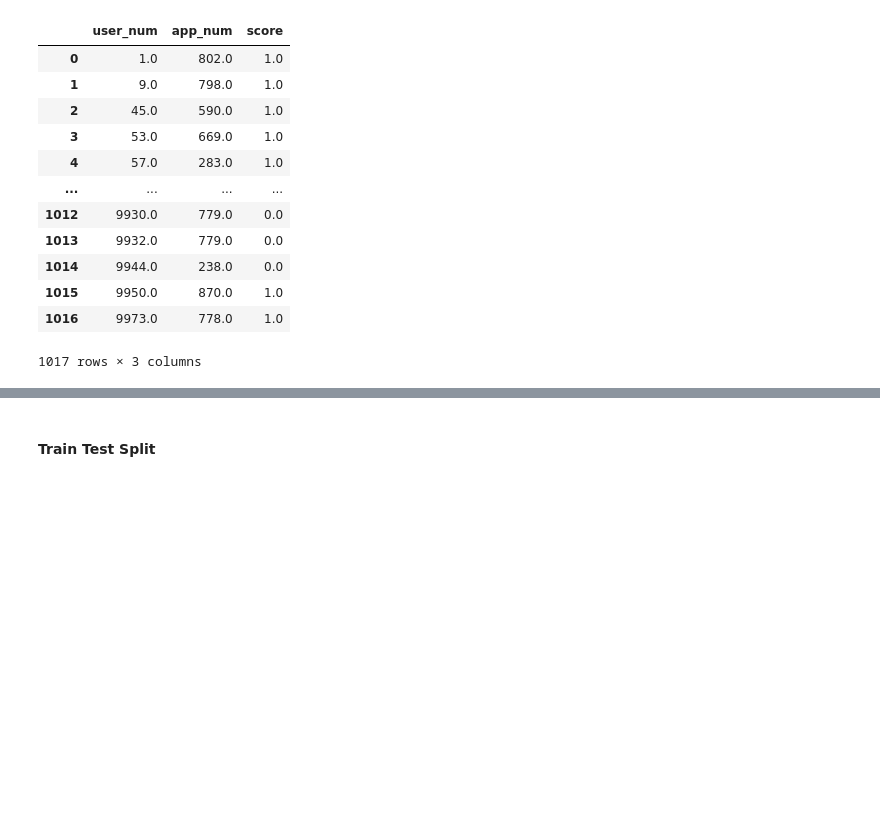
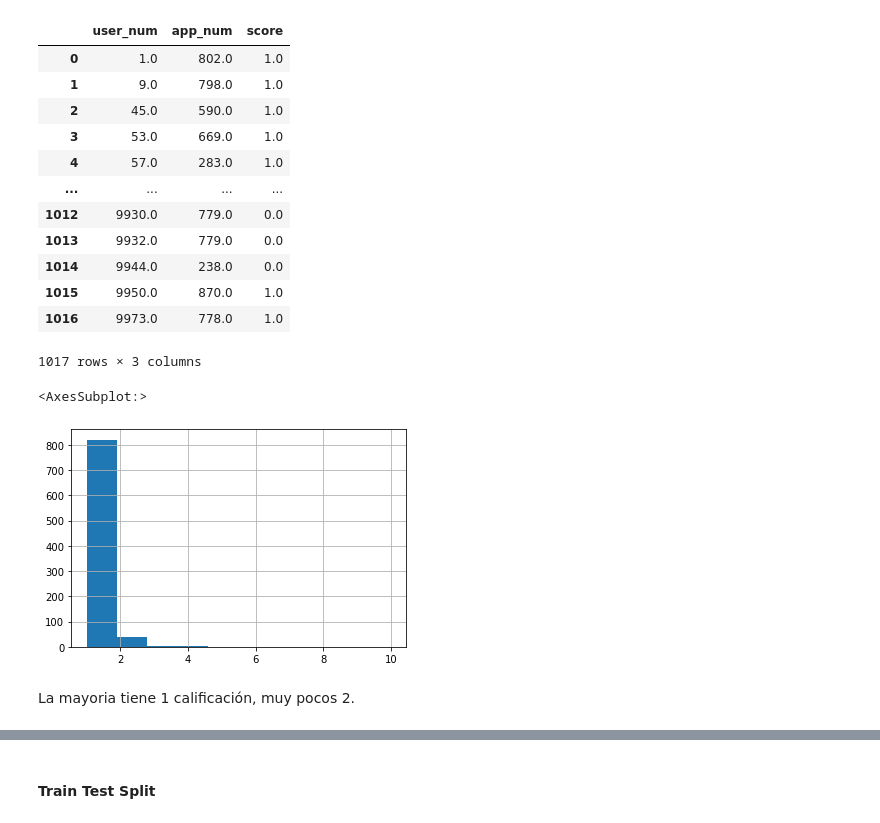
Before and after one commit to gonzalogperez/sistemas-recomendacion-steam, a Jupyter notebook: DS_Proyecto_03_SR.ipynb, the cells around one changed output, grey strips where cells are left out. Cells and saved outputs as stored; diff of their text form; code cells hidden in the pictures; blank space fills up the shorter version.

```diff
--- a/DS_Proyecto_03_SR.ipynb
+++ b/DS_Proyecto_03_SR.ipynb
@@ -1392,0 +1351,9 @@ result.to_csv('data/df_rating_encoded.csv', index= False)
+# %%
+data = dfx.groupby('user_num')['app_num'].count().clip(upper=10)
+# %%
+data.hist()
+# %% [output]
+<AxesSubplot:>
+[figure, added]
+# %% [markdown]
+La mayoria tiene 1 calificación, muy pocos 2.
```
Also changed, not shown: parts of 81 cells of this notebook.
